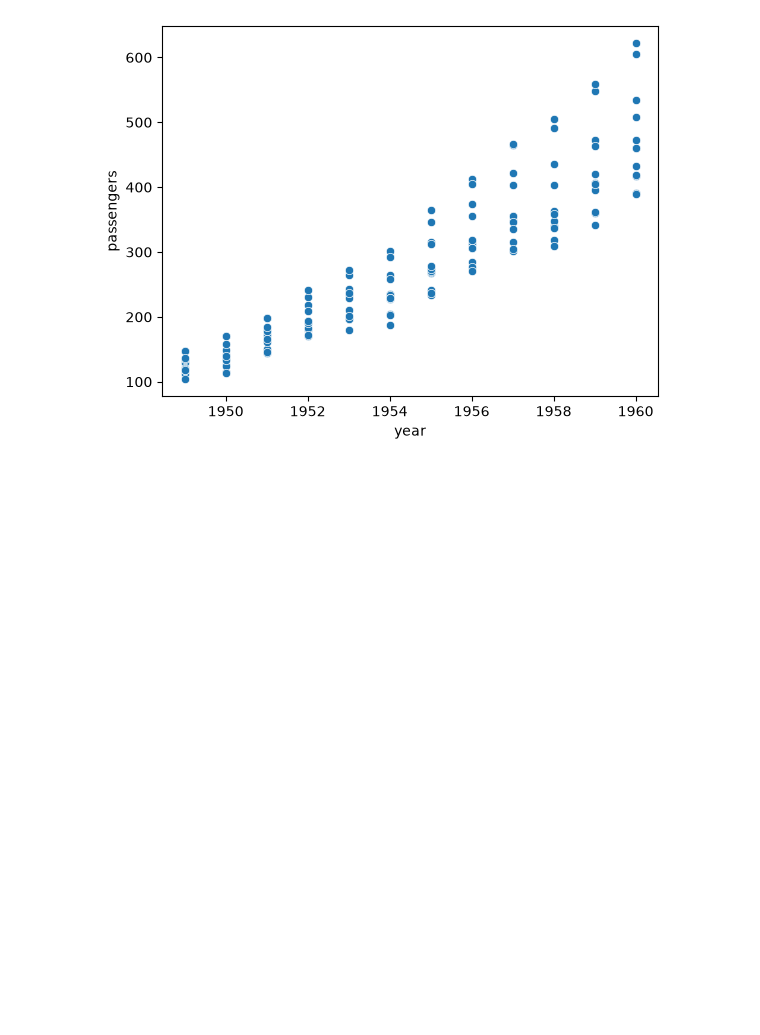
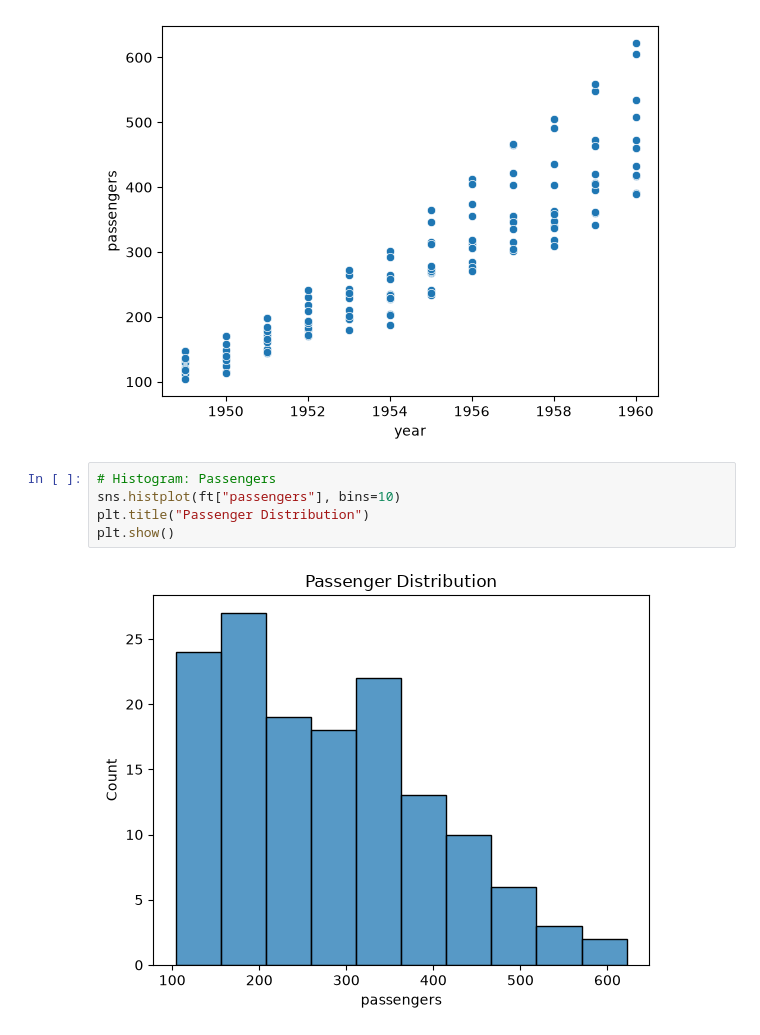
Before and after one commit to BatteryOrVansh/PythonHustle, a Jupyter notebook: Summer_Internship_Training/Visualization/Seaborn_analysis.ipynb, the cells around one changed output. Cells and saved outputs as stored; diff of their text form; blank space fills up the shorter version.

Commit message:
add histogram

```diff
--- a/Summer_Internship_Training/Visualization/Seaborn_analysis.ipynb
+++ b/Summer_Internship_Training/Visualization/Seaborn_analysis.ipynb
@@ -56,3 +56,10 @@ sns.scatterplot(data=ft, x="year", y="passengers")
 # %% [output]
 <Axes: xlabel='year', ylabel='passengers'>
 [figure]
+# %%
+# Histogram: Passengers
+sns.histplot(ft["passengers"], bins=10)
+plt.title("Passenger Distribution")
+plt.show()
+# %% [output]
+[figure, added]
```
